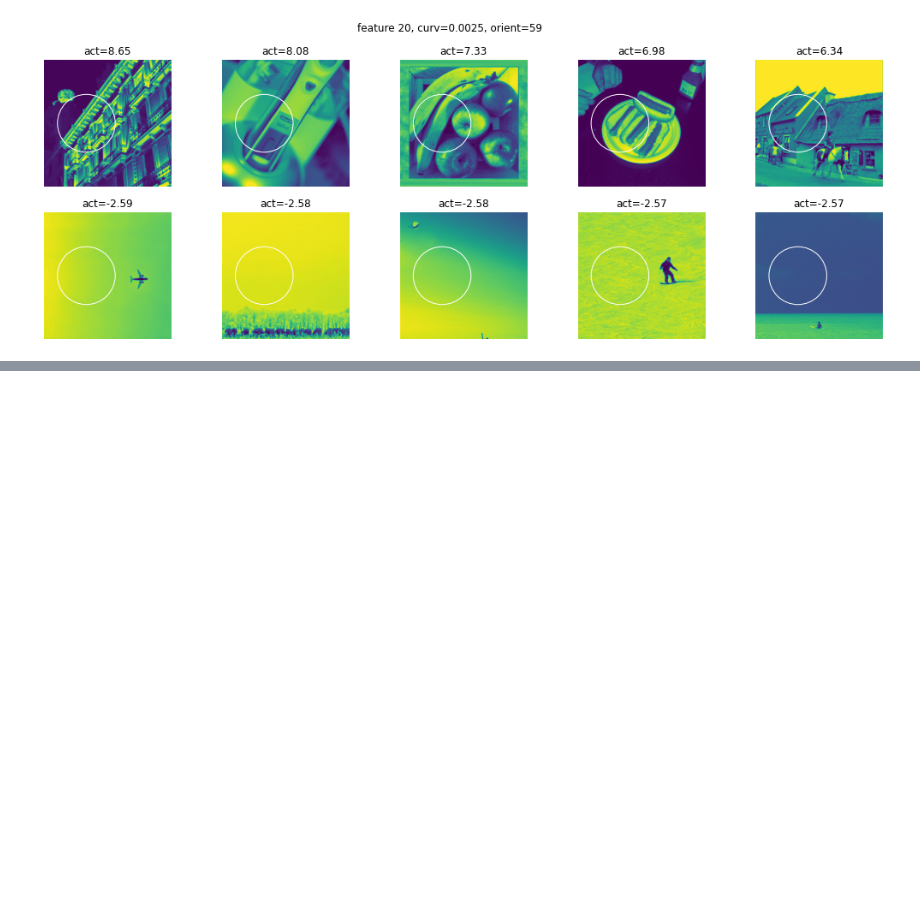
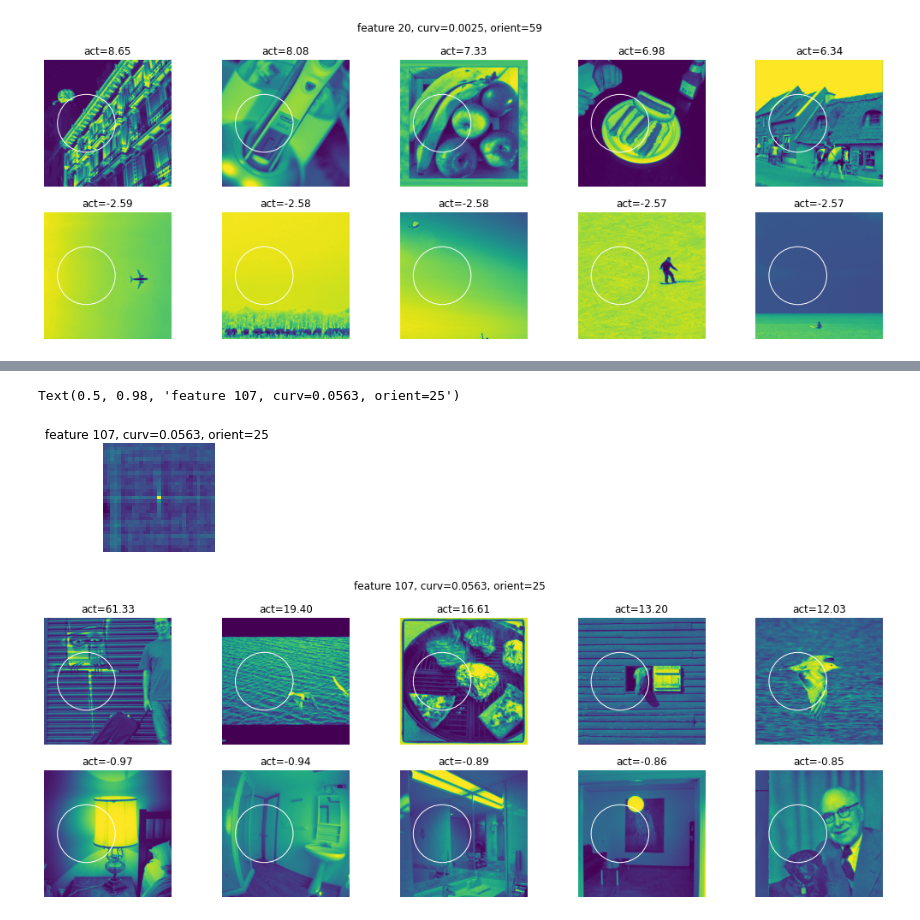
Before and after one commit to mmhenderson/modfit, a Jupyter notebook: notebooks/im_proc/analyze_st_topimages.ipynb, the cells around one changed output, grey strips where cells are left out. Saved outputs shown, nothing was run; the diff lists cells and outputs as text; code cells hidden in the pictures; blank space fills up the shorter version.

```diff
--- a/notebooks/im_proc/analyze_st_topimages.ipynb
+++ b/notebooks/im_proc/analyze_st_topimages.ipynb
@@ -129,0 +224,45 @@ Text(0.5, 0.98, 'feature 20, curv=0.0025, orient=59')
+# %%
+ff = 107
+zvals = scipy.stats.zscore(values[:,ff])
+
+plt.figure(figsize=(2,2));
+plt.pcolormesh(feature_ims[:,:,ff].T)
+plt.gca().invert_yaxis()
+plt.axis('off')
+# plt.axis('square')
+plt.suptitle('feature %d, curv=%.4f, orient=%d'%(ff, curv_values[ff], orient_values[ff]))
+
+top_n = 5
+top_images = np.flip(np.argsort(zvals))[0:top_n]
+bottom_images = np.argsort(zvals)[0:top_n]
+top_resp = zvals[top_images]
+bottom_resp = zvals[bottom_images]
+top_images = image_data[top_images,0,:,:]
+bottom_images = image_data[bottom_images,0,:,:]
+
+center_in_image = np.array((n_pix/2 + x*n_pix, n_pix/2 - n_pix*y))
+size_in_image = 2*sigma*n_pix
+
+plt.figure(figsize=(18,6));
+for ii in range(top_n):
+    ax = plt.subplot(2,top_n,ii+1);
+    plt.imshow(top_images[ii,:,:])
+    circ = matplotlib.patches.Circle(center_in_image, size_in_image,
+                                                 color = 'w', fill=False)
+    ax.add_artist(circ)
+    plt.axis('off')
+    plt.title('act=%.2f'%top_resp[ii])
+for ii in range(top_n):
+    ax = plt.subplot(2,top_n,ii+1+top_n);
+    plt.imshow(bottom_images[ii,:,:])
+    circ = matplotlib.patches.Circle(center_in_image, size_in_image,
+                                                 color = 'w', fill=False)
+    ax.add_artist(circ)
+    plt.axis('off')
+    plt.title('act=%.2f'%bottom_resp[ii])
+
+plt.suptitle('feature %d, curv=%.4f, orient=%d'%(ff, curv_values[ff], orient_values[ff]))
+# %% [output]
+Text(0.5, 0.98, 'feature 107, curv=0.0563, orient=25')
+[figure, added]
+[figure, added]
```
Also changed, not shown: parts of 6 cells of this notebook, 6 other files.
